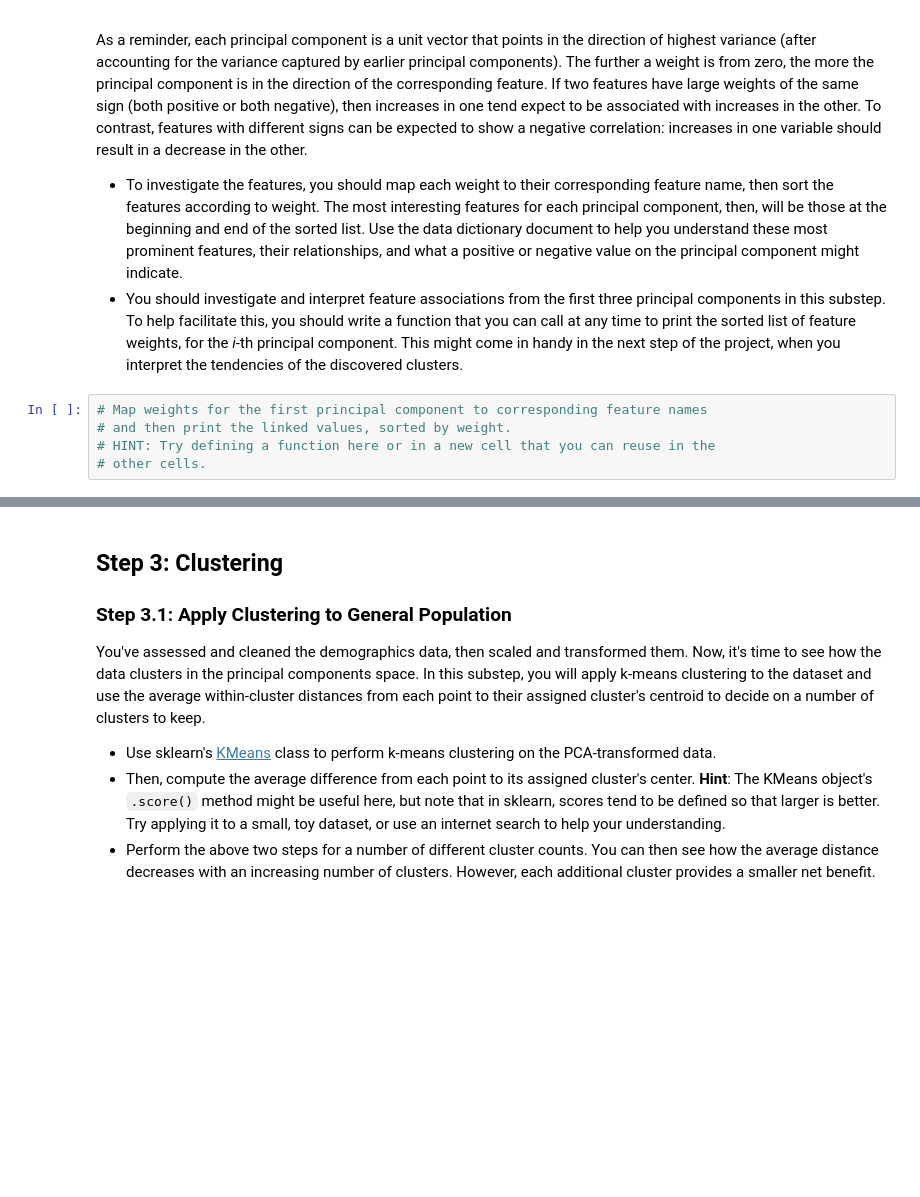
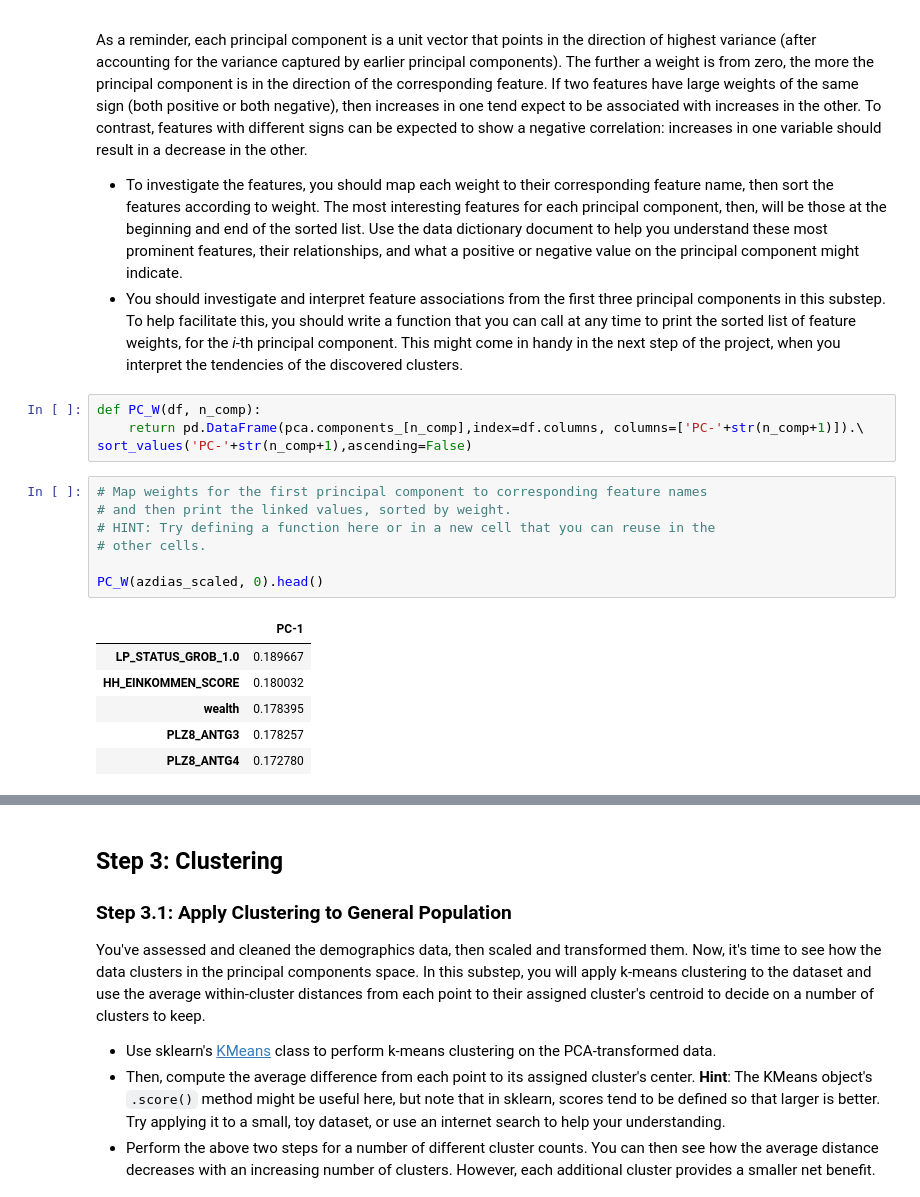
Before and after one commit to waficf/Kaggle_Competitions, a Jupyter notebook: Identify_Customer_Segments.ipynb, the cells around one changed output, grey strips where cells are left out. Saved outputs shown, nothing was run; the diff lists cells and outputs as text; blank space fills up the shorter version.

```diff
--- a/Identify_Customer_Segments.ipynb
+++ b/Identify_Customer_Segments.ipynb
@@ -969,8 +970,21 @@ As a reminder, each principal component is a unit vector that points in the dire
 
 - To investigate the features, you should map each weight to their corresponding feature name, then sort the features according to weight. The most interesting features for each principal component, then, will be those at the beginning and end of the sorted list. Use the data dictionary document to help you understand these most prominent features, their relationships, and what a positive or negative value on the principal component might indicate.
 - You should investigate and interpret feature associations from the first three principal components in this substep. To help facilitate this, you should write a function that you can call at any time to print the sorted list of feature weights, for the *i*-th principal component. This might come in handy in the next step of the project, when you interpret the tendencies of the discovered clusters.
+# %%
+def PC_W(df, n_comp):
+    return pd.DataFrame(pca.components_[n_comp],index=df.columns, columns=['PC-'+str(n_comp+1)]).\
+sort_values('PC-'+str(n_comp+1),ascending=False)
 # %%
 # Map weights for the first principal component to corresponding feature names
 # and then print the linked values, sorted by weight.
 # HINT: Try defining a function here or in a new cell that you can reuse in the
 # other cells.
+
+PC_W(azdias_scaled, 0).head()
+# %% [output]
+|  | PC-1 |
+| LP_STATUS_GROB_1.0 | 0.189667 |
+| HH_EINKOMMEN_SCORE | 0.180032 |
+| wealth | 0.178395 |
+| PLZ8_ANTG3 | 0.178257 |
+| PLZ8_ANTG4 | 0.172780 |
```
Also changed, not shown: parts of 11 cells of this notebook.
